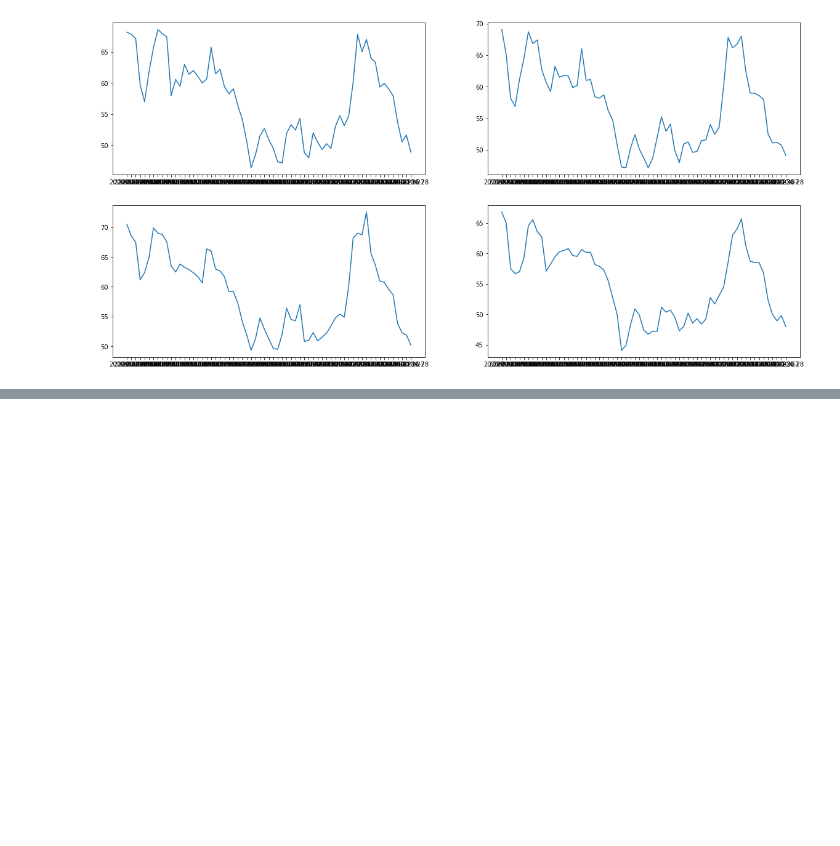
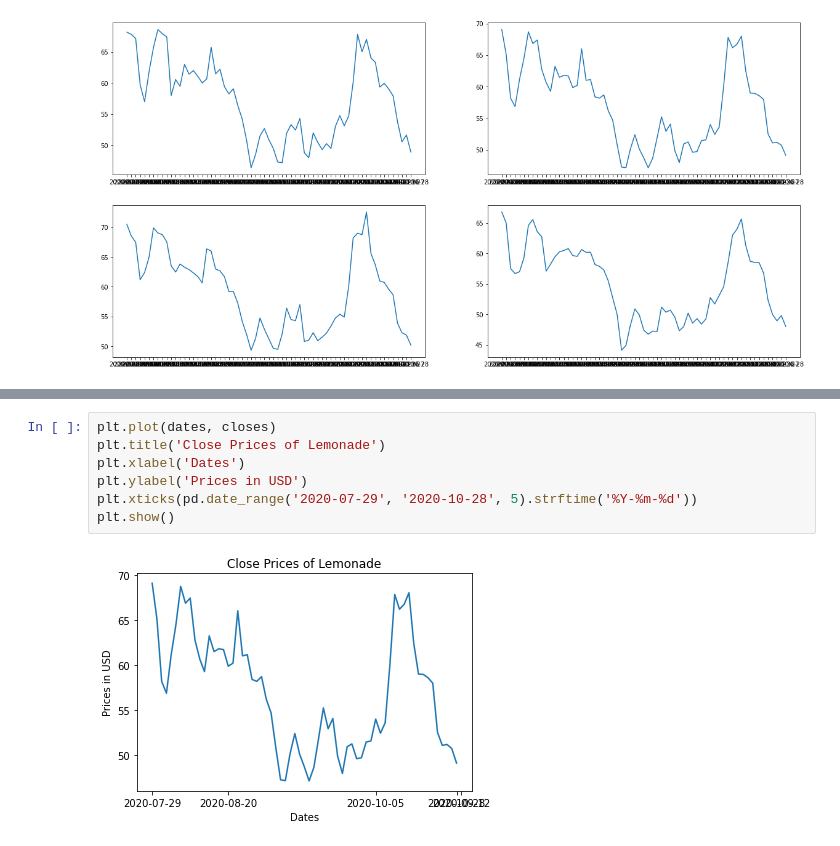
Before and after one commit to Andre-Williams22/Time-Series-Analysis, a Jupyter notebook: Jupyter-Notebooks/Visualisations.ipynb, the cells around one changed output, grey strips where cells are left out. Drawn from its saved outputs; the diff is of its cells as text; blank space fills up the shorter version.

```diff
--- a/Visualisations.ipynb
+++ b/Jupyter-Notebooks/Visualisations.ipynb
@@ -44,0 +54,9 @@ plt.show()
+# %%
+plt.plot(dates, closes)
+plt.title('Close Prices of Lemonade')
+plt.xlabel('Dates')
+plt.ylabel('Prices in USD')
+plt.xticks(pd.date_range('2020-07-29', '2020-10-28', 5).strftime('%Y-%m-%d'))
+plt.show()
+# %% [output]
+[figure, added]
```
Also changed, not shown: parts of 2 cells of this notebook, 2 other files.
